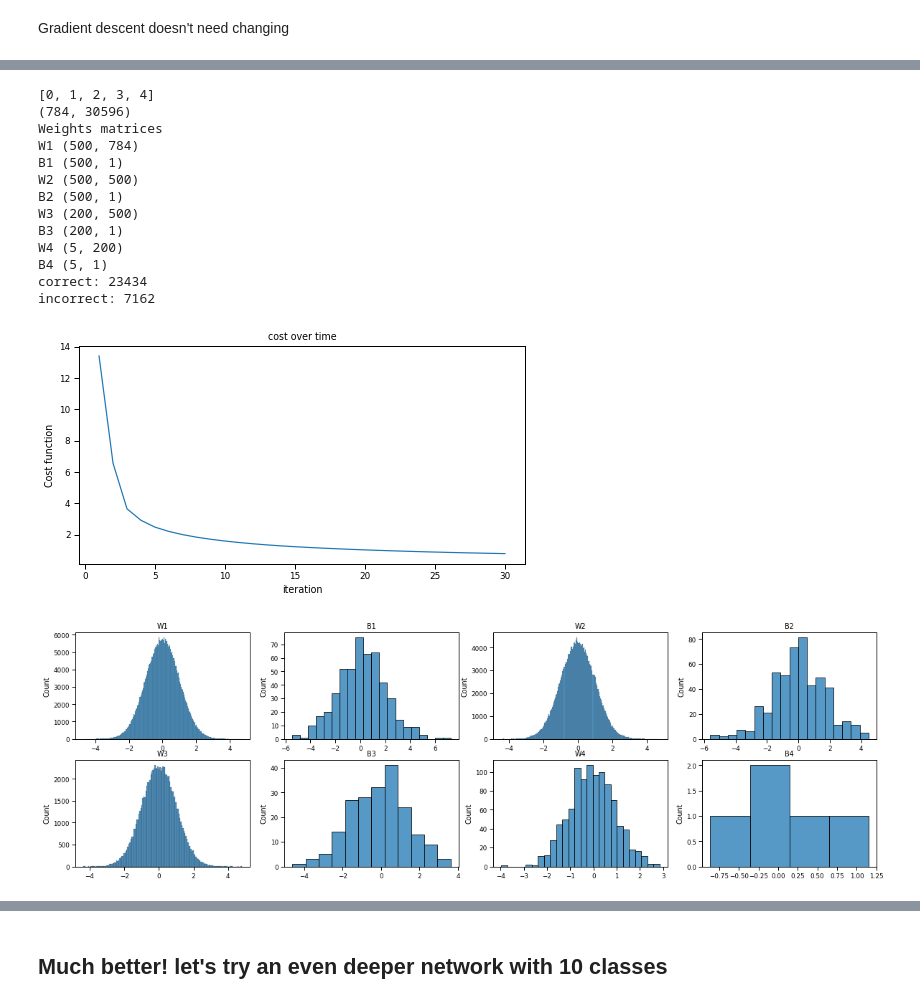
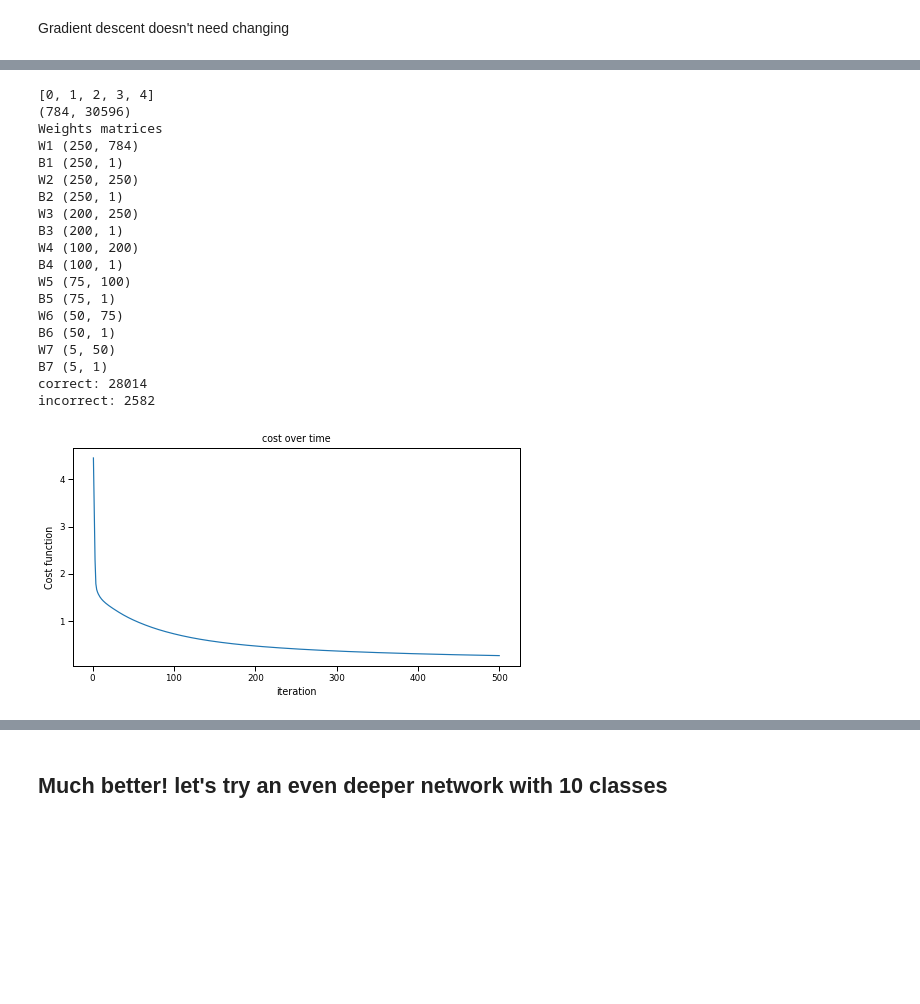
Before and after one commit to jakelourie1502/Neural_network_from_scratch, a Jupyter notebook: mnist_neural_net_from_scratch.ipynb, the cells around one changed output, grey strips where cells are left out. Drawn from its saved outputs; the diff is of its cells as text; code cells hidden in the pictures; blank space fills up the shorter version.

Commit message:
adds batch. issue with prediction mechanism

```diff
--- a/mnist_neural_net_from_scratch.ipynb
+++ b/mnist_neural_net_from_scratch.ipynb
@@ -435,8 +435,8 @@ def back_prop_softmax(dict_of_weights_softmax, dict_of_FP_values_softmax, y_true
     dC_dW3, dC_dB3, dC_dZ_last, dC_dA2 = back_prop_first_soft_max_layer(y_true, A3, A2, Z3, W3)
 
     #do the back props
-    dC_dW2, dC_dB2, dC_dZ2, dC_dA1 = back_prop_one_layer_from_A_to_previous_A(dC_dA2, Z2, A1, W2)
-    dC_dW1, dC_dB1, dC_dZ1, dC_dA0 = back_prop_one_layer_from_A_to_previous_A(dC_dA1, Z1, x_train_flat, W1)
+    dC_dW2, dC_dB2, dC_dA1 = back_prop_one_layer_from_A_to_previous_A(dC_dA2, Z2, A1, W2)
+    dC_dW1, dC_dB1, dC_dA0 = back_prop_one_layer_from_A_to_previous_A(dC_dA1, Z1, x_train_flat, W1)
 
     differentiat_dict['dW1'] = dC_dW1
     differentiat_dict['dB1'] = dC_dB1
@@ -446,8 +446,6 @@ def back_prop_softmax(dict_of_weights_softmax, dict_of_FP_values_softmax, y_true
     differentiat_dict['dB3'] = dC_dB3
 
     return differentiat_dict
-
-differentiat_dict_softmax = back_prop_softmax(dict_of_weights_softmax, dict_of_FP_values_softmax, one_hot_y_train, x_train_binary)
 # %%
 ##softmax iteration
 learning_rate = 0.1 #set an arbitrary learning rate... we can iterate and try a few others soon
@@ -820,9 +842,6 @@ def softmax_predictions(dict_of_FP_values_softmax, y_train_pre_hot, number_of_la
 # %%
-##softmax iteration
-learning_rate = 0.1 #set an arbitrary learning rate... we can iterate and try a few others soon
-epochs = 500
 
-def soft_max_iteration(list_of_classes, x_train, y_train, list_of_layer_sizes, learning_rate = 0.1, epochs = 300):
+def soft_max_iteration(list_of_classes, x_train, y_train, list_of_layer_sizes, learning_rate = 0.1, epochs = 300, batches = 1):
 
     #get all classes
     x_train_set, x_test_set, y_train_set, y_test_set = reduced_form(y_train, y_test, x_train, x_test, list_of_classes)
@@ -833,18 +852,29 @@ def soft_max_iteration(list_of_classes, x_train, y_train, list_of_layer_sizes, l
     weights_dict = init_weights_flexible(x_train_set, list_of_layer_sizes, one_hot_y_train)
     #run loop
     costs_log = []
+    batch_size = int(one_hot_y_train.shape[1] // batches)
+
     for epoch in range(epochs):
+        round_ = epoch % batches
+        if round_ == 0:
+            n, k = 0, batch_size
+        else:
+            n, k = batch_size*round_, batch_size*(1 + round_)
 
         #forward, back, descent.
-        dict_of_FP_vals, Cost = forward_prop_softmax_flex(weights_dict,x_train_set,one_hot_y_train)
+        dict_of_FP_vals, Cost = forward_prop_softmax_flex(weights_dict,x_train_set[:,n:k],one_hot_y_train[:,n:k])
         costs_log.append(Cost)
-        dw_dict = back_prop_softmax_flex(weights_dict, dict_of_FP_vals, one_hot_y_train, x_train_set)
+        dw_dict = back_prop_softmax_flex(weights_dict, dict_of_FP_vals, one_hot_y_train[:,n:k], x_train_set[:,n:k])
         #then, do the gradient descent. Nothing stored, the weights just update and we re-use the new values in forward prop.
         gradient_descent(learning_rate, weights_dict, dw_dict)
 
+    #get test forward prrop
+    test_set_dict, cost_test = forward_prop_softmax_flex(weights_dict, x_test_set, one_hot_y_test)
     #train set predictions
+    print("Training")
     softmax_predictions(dict_of_FP_vals, y_train_set, len(list_of_layer_sizes)+1)
-
+    print('Test!')
+    softmax_predictions(test_set_dict, y_test_set, len(list_of_layer_sizes)+1)
     #plot cost
     plot_cost_over_time(costs_log, epochs)
 
@@ -852,33 +923,24 @@ def soft_max_iteration(list_of_classes, x_train, y_train, list_of_layer_sizes, l
 # %%
-classes_list = [0,1,2,3,4]
-flex_Softmax_five_classes, five_class_costs_log, flex_Softmax_weights_dict = soft_max_iteration(classes_list, x_train, y_train, [500,500,200], epochs= 30)
+classes_list_five = [0,1,2,3,4]
+flex_Softmax_five_classes, five_class_costs_log, flex_Softmax_weights_dict = soft_max_iteration(classes_list_five, x_train, y_train, [250,250,200,100,75,50], epochs= 500)
 # %% [output]
 [0, 1, 2, 3, 4]
 (784, 30596)
 Weights matrices
-W1 (500, 784)
-B1 (500, 1)
-W2 (500, 500)
-B2 (500, 1)
-W3 (200, 500)
+W1 (250, 784)
+B1 (250, 1)
+W2 (250, 250)
+B2 (250, 1)
+W3 (200, 250)
 B3 (200, 1)
-W4 (5, 200)
-B4 (5, 1)
-correct: 23434
-incorrect: 7162
+W4 (100, 200)
+B4 (100, 1)
+W5 (75, 100)
+B5 (75, 1)
+W6 (50, 75)
+B6 (50, 1)
+W7 (5, 50)
+B7 (5, 1)
+correct: 28014
+incorrect: 2582
-[figure, old version]
+[figure, new version]
-# %%
-#CREATE FUNCTION FOR THIS BEAUTY
-
-#Let's take a look at the weights
-columns = int(len(flex_Softmax_five_classes) / 2)
-rows = 2
-fig, axlist = plt.subplots(nrows= rows, ncols=columns, figsize = ((20,6)))
-axlist = axlist.flatten()
-for ax, coefficients, coef_name in zip(axlist, flex_Softmax_weights_dict.values(), flex_Softmax_weights_dict.keys()):
-    flattened_coefs = coefficients.flatten()
-    sns.histplot(flattened_coefs, ax = ax)
-    ax.set_title(f'{coef_name}')
-plt.show()
-# %% [output]
-[figure, removed]
```
Also changed, not shown: parts of 20 cells of this notebook.
